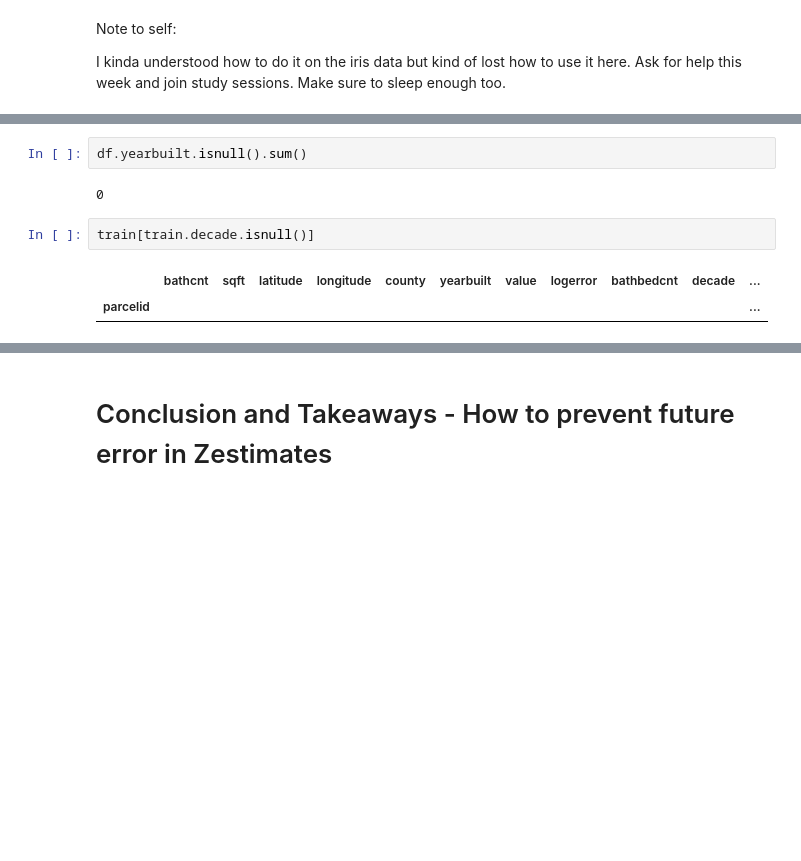
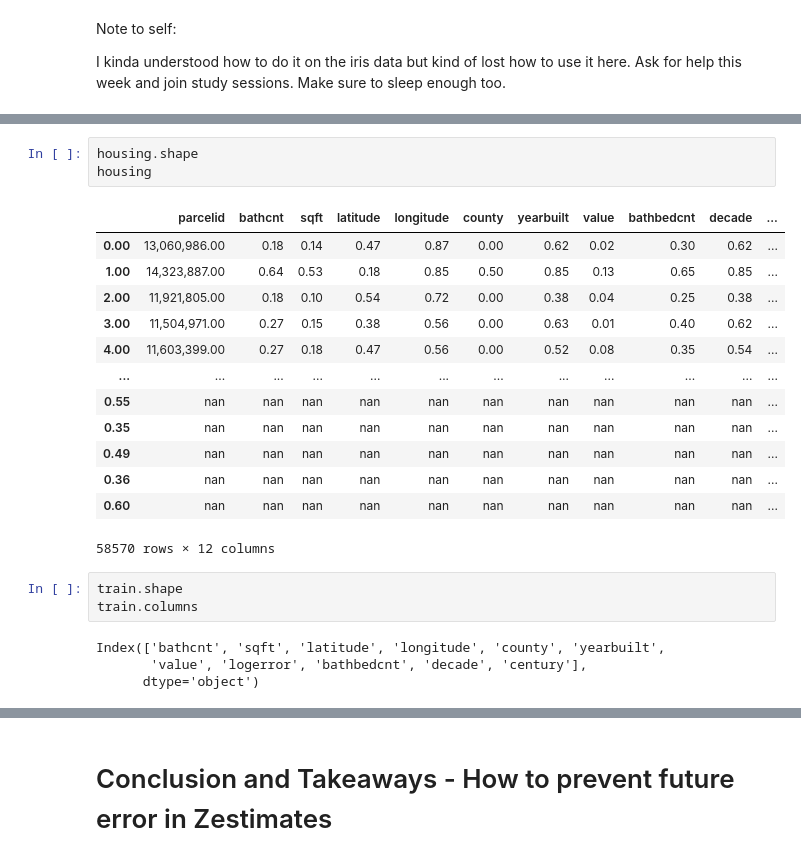
Before and after one commit to KwameTaylor/kwames-zillow-zestimates-error-control, a Jupyter notebook: explore.ipynb, the cells around one changed output, grey strips where cells are left out. Drawn from its saved outputs; the diff is of its cells as text; blank space fills up the shorter version.

```diff
--- a/explore.ipynb
+++ b/explore.ipynb
@@ -363,9 +381,24 @@ train
-# %%
-df.yearbuilt.isnull().sum()
-# %% [output]
-0
+# %%
+housing.shape
+housing
+# %% [output]
+|  | parcelid | bathcnt | sqft | latitude | longitude | county | yearbuilt | value | bathbedcnt | decade | ... |
+| 0.00 | 13,060,986.00 | 0.18 | 0.14 | 0.47 | 0.87 | 0.00 | 0.62 | 0.02 | 0.30 | 0.62 | ... |
+| 1.00 | 14,323,887.00 | 0.64 | 0.53 | 0.18 | 0.85 | 0.50 | 0.85 | 0.13 | 0.65 | 0.85 | ... |
+| 2.00 | 11,921,805.00 | 0.18 | 0.10 | 0.54 | 0.72 | 0.00 | 0.38 | 0.04 | 0.25 | 0.38 | ... |
+| 3.00 | 11,504,971.00 | 0.27 | 0.15 | 0.38 | 0.56 | 0.00 | 0.63 | 0.01 | 0.40 | 0.62 | ... |
+| 4.00 | 11,603,399.00 | 0.27 | 0.18 | 0.47 | 0.56 | 0.00 | 0.52 | 0.08 | 0.35 | 0.54 | ... |
+| ... | ... | ... | ... | ... | ... | ... | ... | ... | ... | ... | ... |
+| 0.55 | nan | nan | nan | nan | nan | nan | nan | nan | nan | nan | ... |
+| 0.35 | nan | nan | nan | nan | nan | nan | nan | nan | nan | nan | ... |
+| 0.49 | nan | nan | nan | nan | nan | nan | nan | nan | nan | nan | ... |
+| 0.36 | nan | nan | nan | nan | nan | nan | nan | nan | nan | nan | ... |
+| 0.60 | nan | nan | nan | nan | nan | nan | nan | nan | nan | nan | ... |
+58570 rows × 12 columns
 # %%
-train[train.decade.isnull()]
+train.shape
+train.columns
 # %% [output]
-|  | bathcnt | sqft | latitude | longitude | county | yearbuilt | value | logerror | bathbedcnt | decade | ... |
-| parcelid |  |  |  |  |  |  |  |  |  |  | ... |
+Index(['bathcnt', 'sqft', 'latitude', 'longitude', 'county', 'yearbuilt',
+       'value', 'logerror', 'bathbedcnt', 'decade', 'century'],
+      dtype='object')
```
Also changed, not shown: parts of 20 cells of this notebook, 1 other file.
